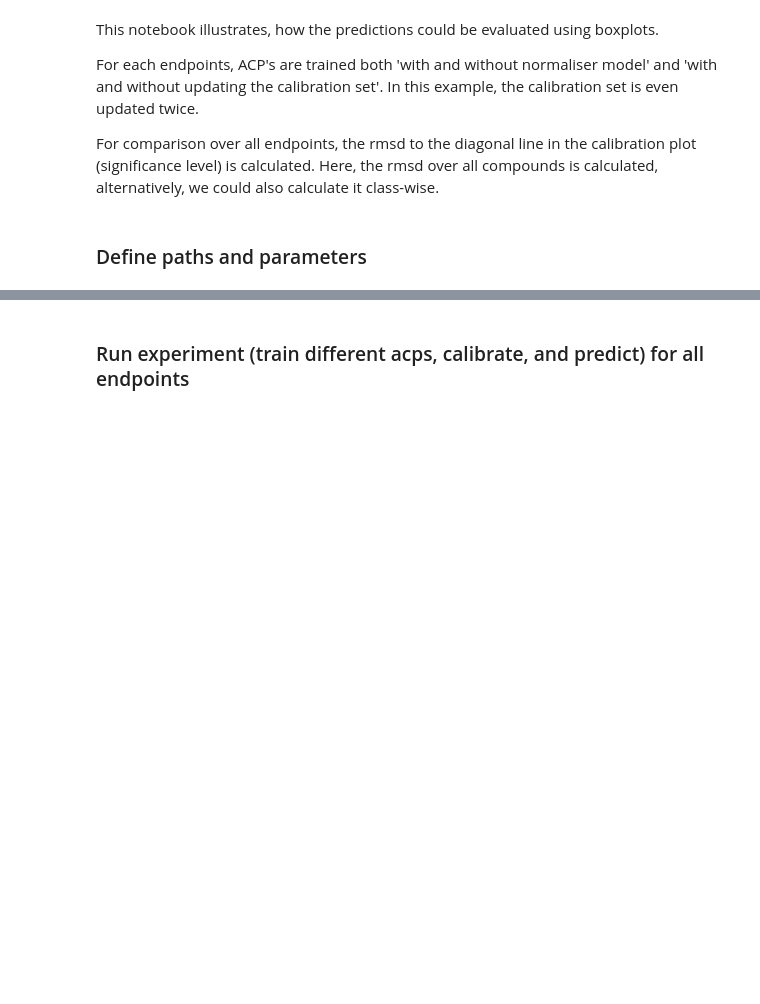
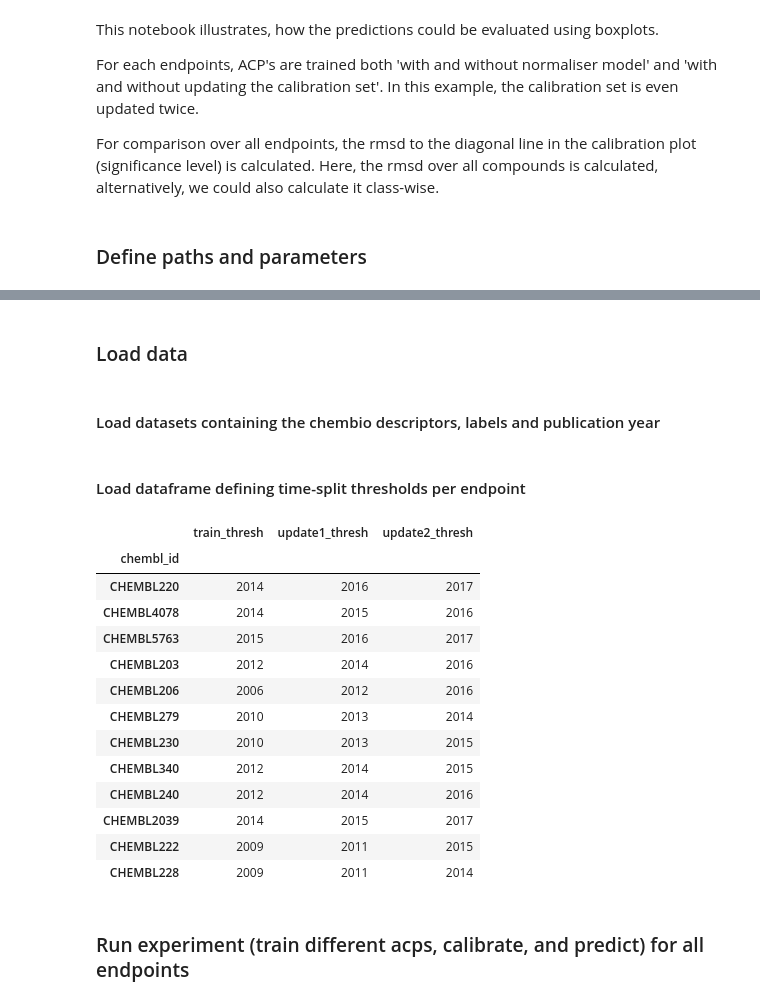
Before and after one commit to volkamerlab/CPrecalibration_manuscript_SI, a Jupyter notebook: code/continuous_calibration_evaluate_multiple_endpoints.ipynb, the cells around one changed output, grey strips where cells are left out. Saved outputs shown, nothing was run; the diff lists cells and outputs as text; code cells hidden in the pictures; blank space fills up the shorter version.

Commit message:
update notebooks to run with chembl data

```diff
--- a/code/continuous_calibration_evaluate_multiple_endpoints.ipynb
+++ b/code/continuous_calibration_evaluate_multiple_endpoints.ipynb
@@ -36,0 +33,3 @@ endpoints = ["Toxicity_CHR_Lung_InVivo", "Toxicity_CHR_Adrenal Gland_InVivo",
+# %%
+data_path = "../data/chembl_chembio_descriptors.tar.bz2"
+time_split_threshold_path = "../data/data_size_chembio_chembl.csv"
@@ -74,3 +106,7 @@ def calculate_rmsd_from_df(eval_df, cl=None):
             row["error_rate mean"], row["significance_level"]), axis=1)
     rmsd = np.round(math.sqrt(np.mean(eval_df["square"])), 3)
     return rmsd
+# %% [markdown]
+### Load data
+# %% [markdown]
+#### Load datasets containing the chembio descriptors, labels and publication year
@@ -77,3 +126,24 @@ def calculate_rmsd_from_df(eval_df, cl=None):
+# %% [markdown]
+#### Load dataframe defining time-split thresholds per endpoint
+# %%
+splits_df = pd.read_csv(time_split_threshold_path, index_col=0,
+                        usecols=["chembl_id", "train_thresh", "update1_thresh", "update2_thresh"])
+splits_df
+# %% [output]
+|  | train_thresh | update1_thresh | update2_thresh |
+| chembl_id |  |  |  |
+| CHEMBL220 | 2014 | 2016 | 2017 |
+| CHEMBL4078 | 2014 | 2015 | 2016 |
+| CHEMBL5763 | 2015 | 2016 | 2017 |
+| CHEMBL203 | 2012 | 2014 | 2016 |
+| CHEMBL206 | 2006 | 2012 | 2016 |
+| CHEMBL279 | 2010 | 2013 | 2014 |
+| CHEMBL230 | 2010 | 2013 | 2015 |
+| CHEMBL340 | 2012 | 2014 | 2015 |
+| CHEMBL240 | 2012 | 2014 | 2016 |
+| CHEMBL2039 | 2014 | 2015 | 2017 |
+| CHEMBL222 | 2009 | 2011 | 2015 |
+| CHEMBL228 | 2009 | 2011 | 2014 |
 # %% [markdown]
 ### Run experiment (train different acps, calibrate, and predict) for all endpoints
 # %%
```
Also changed, not shown: parts of 16 cells of this notebook, 1 other file.
